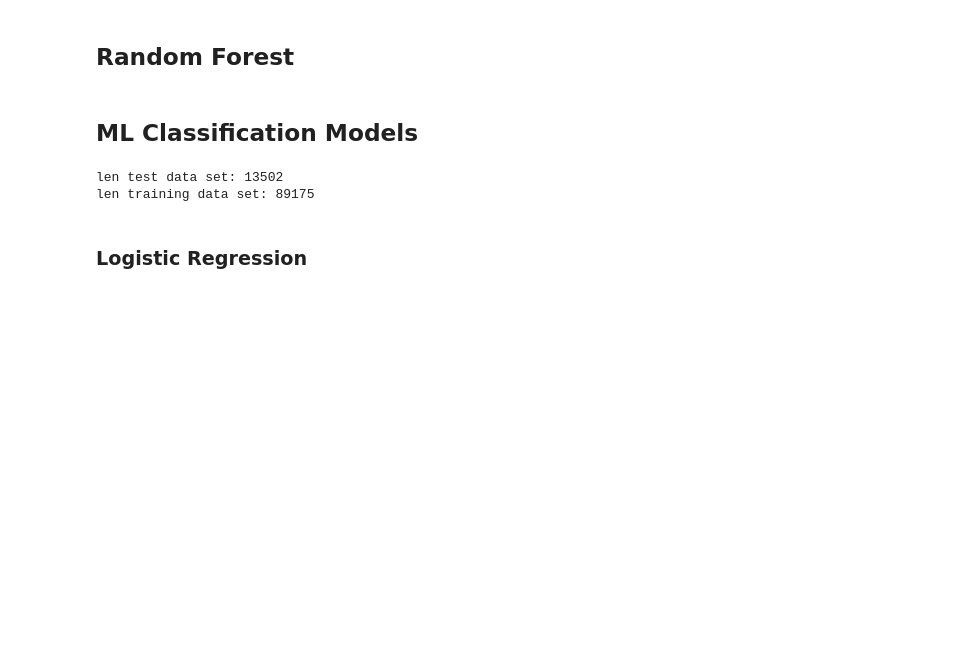
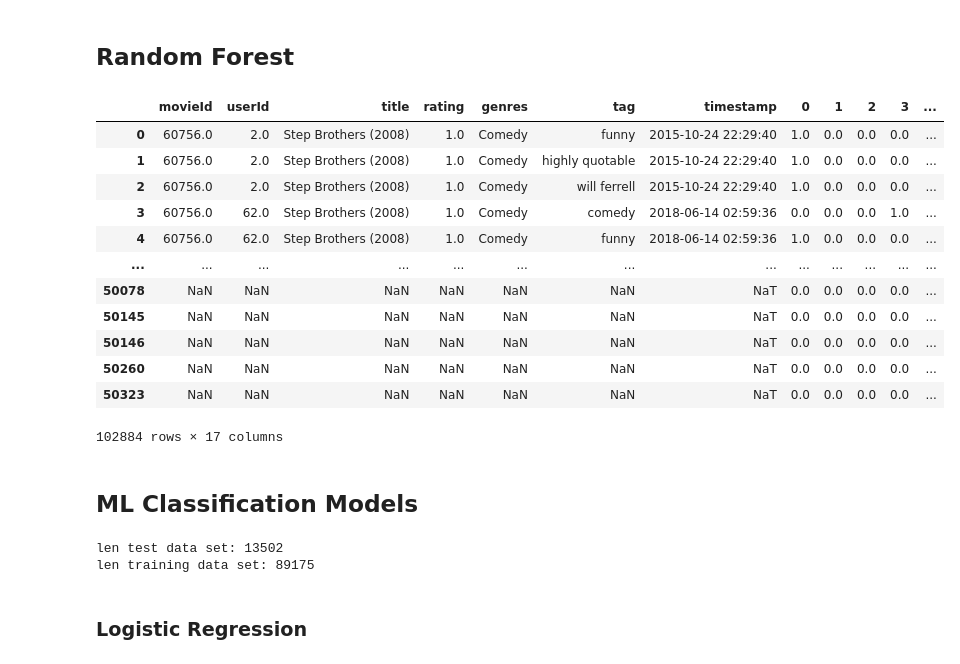
Before and after one commit to mustafabayrak0/Movie-Recommendation-System, a Jupyter notebook: KMeans-RandomForest.ipynb, the cells around one changed output. Saved outputs shown, nothing was run; the diff lists cells and outputs as text; code cells hidden in the pictures; blank space fills up the shorter version.

```diff
--- a/KMeans-RandomForest.ipynb
+++ b/KMeans-RandomForest.ipynb
@@ -216,7 +219,7 @@ plt.show()
 ## Random Forest
 # %%
 # Cluster word embeddings data
-kmeans = KMeans(init='k-means++', n_clusters=300, n_init=10)
+kmeans = KMeans(init='k-means++', n_clusters=10)
 # Fit kmeans object to word embeddings data
 kmeans.fit(pdwordvec.T)
 # Get cluster labels
@@ -236,6 +239,22 @@ cluster_df = pd.DataFrame(cluster_columns)
 
 # Concatenate the cluster columns to the 'data' DataFrame
 data = pd.concat([data, cluster_df], axis=1)
+# %%
+data
+# %% [output]
+|  | movieId | userId | title | rating | genres | tag | timestamp | 0 | 1 | 2 | 3 | ... |
+| 0 | 60756.0 | 2.0 | Step Brothers (2008) | 1.0 | Comedy | funny | 2015-10-24 22:29:40 | 1.0 | 0.0 | 0.0 | 0.0 | ... |
+| 1 | 60756.0 | 2.0 | Step Brothers (2008) | 1.0 | Comedy | highly quotable | 2015-10-24 22:29:40 | 1.0 | 0.0 | 0.0 | 0.0 | ... |
+| 2 | 60756.0 | 2.0 | Step Brothers (2008) | 1.0 | Comedy | will ferrell | 2015-10-24 22:29:40 | 1.0 | 0.0 | 0.0 | 0.0 | ... |
+| 3 | 60756.0 | 62.0 | Step Brothers (2008) | 1.0 | Comedy | comedy | 2018-06-14 02:59:36 | 0.0 | 0.0 | 0.0 | 1.0 | ... |
+| 4 | 60756.0 | 62.0 | Step Brothers (2008) | 1.0 | Comedy | funny | 2018-06-14 02:59:36 | 1.0 | 0.0 | 0.0 | 0.0 | ... |
+| ... | ... | ... | ... | ... | ... | ... | ... | ... | ... | ... | ... | ... |
+| 50078 | NaN | NaN | NaN | NaN | NaN | NaN | NaT | 0.0 | 0.0 | 0.0 | 0.0 | ... |
+| 50145 | NaN | NaN | NaN | NaN | NaN | NaN | NaT | 0.0 | 0.0 | 0.0 | 0.0 | ... |
+| 50146 | NaN | NaN | NaN | NaN | NaN | NaN | NaT | 0.0 | 0.0 | 0.0 | 0.0 | ... |
+| 50260 | NaN | NaN | NaN | NaN | NaN | NaN | NaT | 0.0 | 0.0 | 0.0 | 0.0 | ... |
+| 50323 | NaN | NaN | NaN | NaN | NaN | NaN | NaT | 0.0 | 0.0 | 0.0 | 0.0 | ... |
+102884 rows × 17 columns
 # %%
 #Drop tag as we will use vectorized words
 # data = data.drop(['tag'], axis=1)
```
Also changed, not shown: parts of 4 cells of this notebook, 6 other files.
